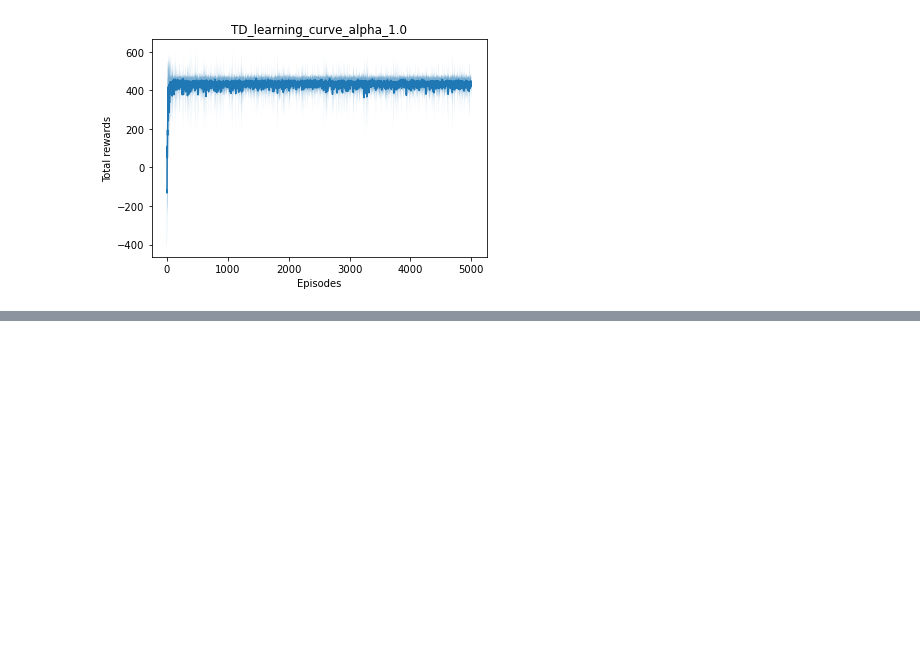
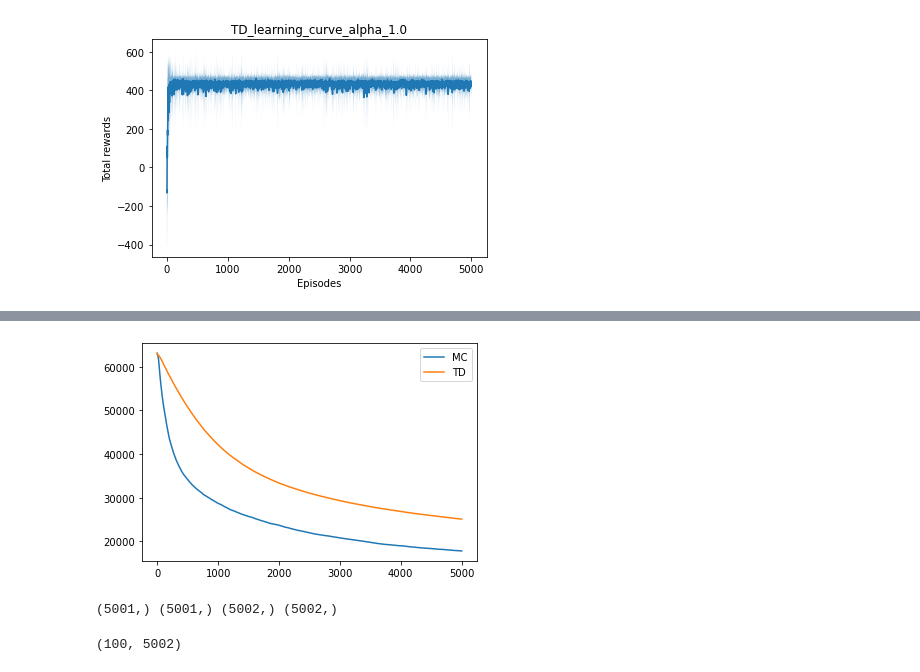
Before and after one commit to VV-A-VV/RL_CW, a Jupyter notebook: CW1_clean.ipynb, the cells around one changed output, grey strips where cells are left out. Saved outputs shown, nothing was run; the diff lists cells and outputs as text; code cells hidden in the pictures; blank space fills up the shorter version.

```diff
--- a/CW1_clean.ipynb
+++ b/CW1_clean.ipynb
@@ -854,0 +882,21 @@ for i in range(6):
+# %%
+mse_td = np.array([[mean_squared_error(td_values[i][j], dp_value) for j in range(len(td_values[0]))] for i in range(100)])
+# %%
+curve_td = np.array([np.mean(mse_td[:,i]) for i in range(len(mse_td[0]))])
+# %%
+plt.plot(curve_mc, label='MC')
+plt.plot(curve_td, label='TD')
+plt.legend()
+plt.savefig('MSE.png')
+# %% [output]
+[figure, added]
+# %%
+mc_mean_reaward = np.mean(mc_total_rewards, axis=0)
+td_mean_reaward = np.mean(td_total_rewards, axis=0)
+print(mc_mean_reaward.shape, td_mean_reaward.shape, curve_mc.shape, curve_td.shape)
+# %% [output]
+(5001,) (5001,) (5002,) (5002,)
+# %%
+mse_mc.shape
+# %% [output]
+(100, 5002)
```
Also changed, not shown: parts of 10 cells of this notebook, 2 other files.
